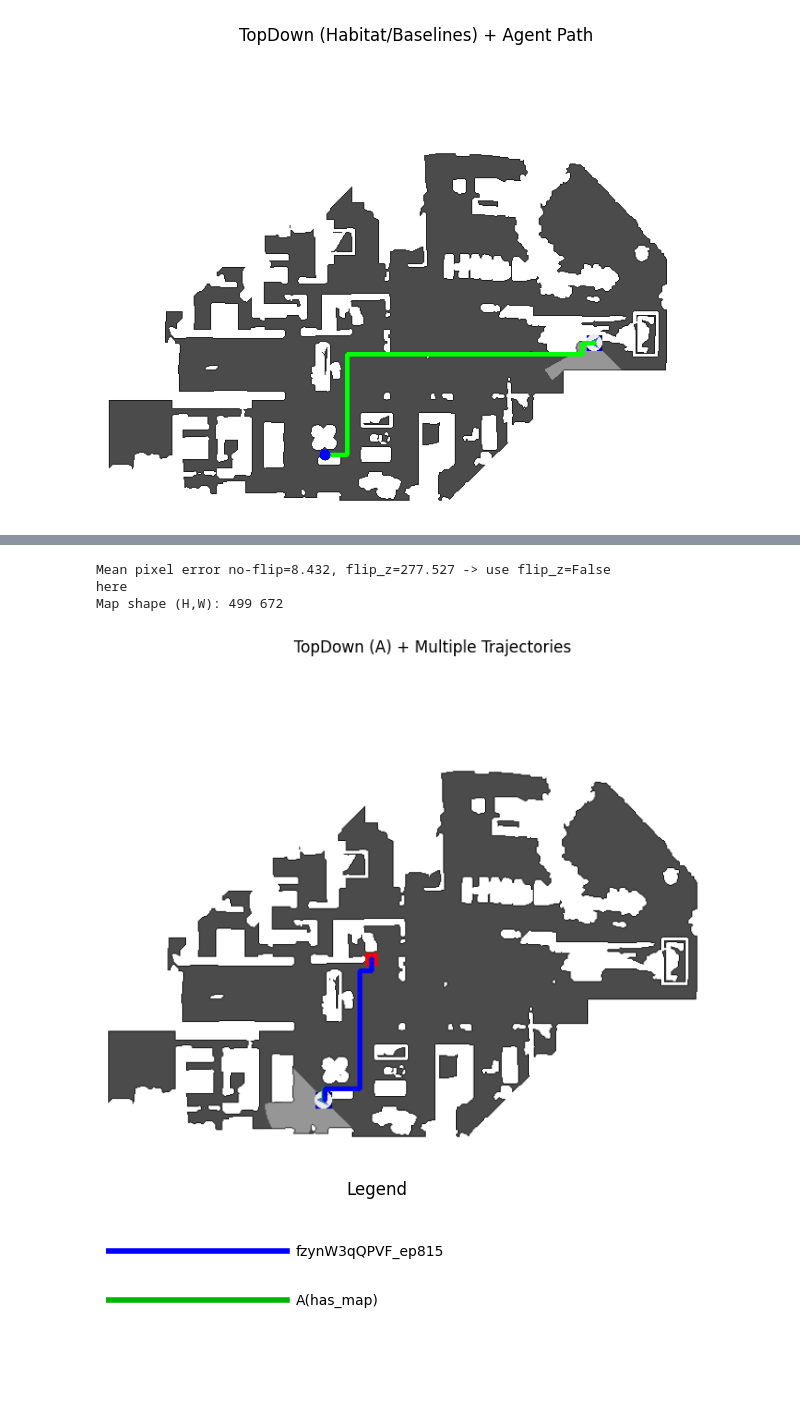
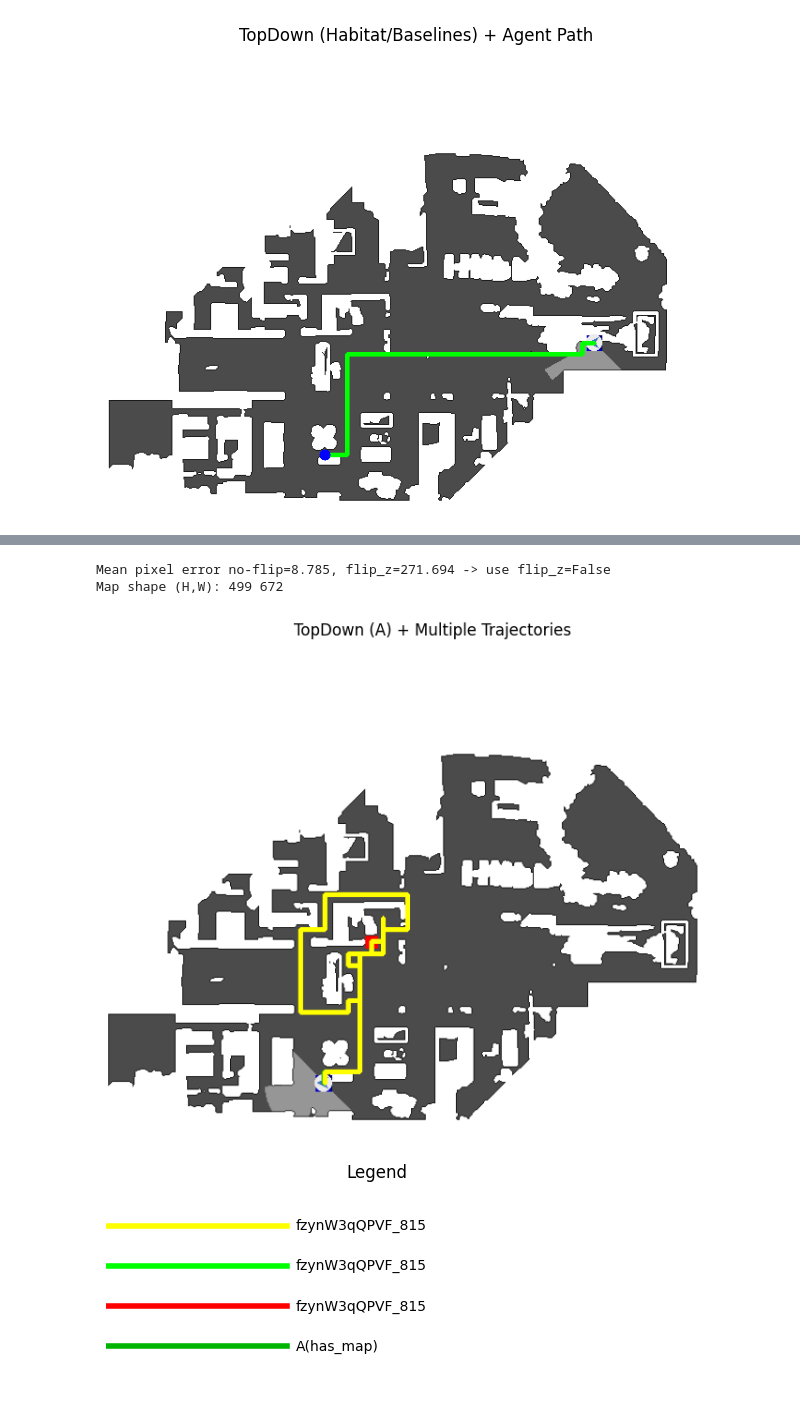
Before and after one commit to yizhuoyang/ss_nav, a Jupyter notebook: test_sim.ipynb, the cells around one changed output, grey strips where cells are left out. Drawn from its saved outputs; the diff is of its cells as text; code cells hidden in the pictures; blank space fills up the shorter version.

```diff
--- a/test_sim.ipynb
+++ b/test_sim.ipynb
@@ -331,8 +331,8 @@ import cv2
 
 from ss_baselines.common.utils import plot_top_down_map
 
-A_DIR = "/home/Disk/yyz/sound-spaces/debug_npz/fzynW3qQPVF_ep5654"  # 改成你的A
-B_DIR = "/home/Disk/yyz/sound-spaces/debug_npz_ours/fzynW3qQPVF_ep5654"  # 改成你的B
+A_DIR = "/home/Disk/yyz/sound-spaces/vis/debug_npz/fzynW3qQPVF_ep5654"  # 改成你的A
+B_DIR = "/home/Disk/yyz/sound-spaces/vis/debug_npz_ours/fzynW3qQPVF_ep5654"  # 改成你的B
 # %%
 def sorted_npz_files(d):
     files = glob.glob(os.path.join(d, "*.npz"))
@@ -477,12 +476,12 @@ import cv2
 
 from ss_baselines.common.utils import plot_top_down_map
 # 9310,11302, 815
-num = 815
+num =815
 # ====== 你只要改这里 ======
-A_DIR = f"/home/Disk/yyz/sound-spaces/debug_npz/fzynW3qQPVF_ep{num}"
+A_DIR = f"/home/Disk/yyz/sound-spaces/vis/debug_npz/fzynW3qQPVF_{num}"
 
 OTHER_DIRS = [
-    f"/home/Disk/yyz/sound-spaces/debug_npz_ours/fzynW3qQPVF_ep{num}",
-    # f"/home/Disk/yyz/sound-spaces/debug_npz_iros/fzynW3qQPVF_ep{num}",
-    # f"/home/Disk/yyz/sound-spaces/debug_npz_ral/fzynW3qQPVF_ep{num}",
+    f"/home/Disk/yyz/sound-spaces/vis/debug_npz_ours/fzynW3qQPVF_{num}",
+    f"/home/Disk/yyz/sound-spaces/vis/debug_npz_iros/fzynW3qQPVF_{num}",
+    f"/home/Disk/yyz/sound-spaces/vis/debug_npz_ral/fzynW3qQPVF_{num}",
 ]
@@ -559,6 +566,7 @@ H, W = map(int, d0["map_shape"])
 
 # A 用于选择 flip_z
 worldA, rcA = load_A_world_and_rc(filesA)
+worldA , rcA = worldA[1:], rcA[1:]
 flip_z = pick_best_flip(worldA, rcA, bounds, H, W)
 
 # 官方底图
@@ -568,8 +576,7 @@ img_bgr = cv2.cvtColor(img_rgb, cv2.COLOR_RGB2BGR)
 
 print("Map shape (H,W):", H, W)
 # %% [output]
-Mean pixel error no-flip=8.432, flip_z=277.527 -> use flip_z=False
-here
+Mean pixel error no-flip=8.785, flip_z=271.694 -> use flip_z=False
 Map shape (H,W): 499 672
 # %%
 def draw_square(img, center_xy, size, color, thickness=-1):
@@ -585,8 +592,8 @@ def draw_square(img, center_xy, size, color, thickness=-1):
 # 颜色列表（BGR），不够用就循环
 COLORS = [
     (0, 180, 0),
-    (255, 0, 0),     # blue
-    (0, 0, 255),     # red
+    (0, 0, 255),     # blue
+    (0,255, 0, ),     # red
     (0, 255, 255),   # yellow
     (255, 0, 255),   # magenta
     (255, 255, 0),   # cyan
@@ -610,11 +617,14 @@ draw_square(img_bgr, (c1, r1), size=6, color=(0, 0, 255), thickness=-1)
 
 legend_items = [("A(has_map)", colA)]
 
-# --- 再画其它 dirs（world-only） ---
+# # --- 再画其它 dirs（world-only） ---
 for idx, ddir in enumerate(OTHER_DIRS, start=1):
     files = sorted_npz_files(ddir)
     world = load_world(files)  # (x,z)
+
     rc = world_to_grid_rc(world, bounds, H, W, flip_z=flip_z)
+
+    # rc = rc[:19]
     path_rc = clip_rc(rc, H, W)
 
     color = COLORS[idx % len(COLORS)]
@@ -631,32 +641,32 @@ for idx, ddir in enumerate(OTHER_DIRS, start=1):
 
     legend_items.append((os.path.basename(ddir), color))
 
 # --- 显示 ---
 plt.figure(figsize=(9,9))
 plt.imshow(cv2.cvtColor(img_bgr, cv2.COLOR_BGR2RGB))
 plt.axis("off")
 plt.title("TopDown (A) + Multiple Trajectories")
 plt.savefig(
     f"/media/kemove/data/av_nav/notebook/debug_png/map/{num}_ours.png",
     dpi=300,              # 高分辨率（论文推荐）
     bbox_inches="tight",  # 去掉多余白边
     pad_inches=0.05,
     transparent=True      # 如果你想叠加到 PPT / LaTeX
 )
 plt.show()
 
 # --- 画一个简单 legend（matplotlib） ---
 plt.figure(figsize=(7, 1.2 + 0.35*len(legend_items)))
 for i, (name, bgr) in enumerate(legend_items):
     rgb = (bgr[2]/255.0, bgr[1]/255.0, bgr[0]/255.0)
     plt.plot([0, 1], [i, i], color=rgb, linewidth=4)
     plt.text(1.05, i, name, va="center", fontsize=10)
 plt.xlim(0, 3)
 plt.ylim(-1, len(legend_items))
 plt.axis("off")
 plt.title("Legend")
 
 plt.show()
 # %% [output]
-[figure, old version]
+[figure, new version]
-[figure, old version]
+[figure, new version]
```
Also changed, not shown: parts of 5 cells of this notebook, 16 other files.
